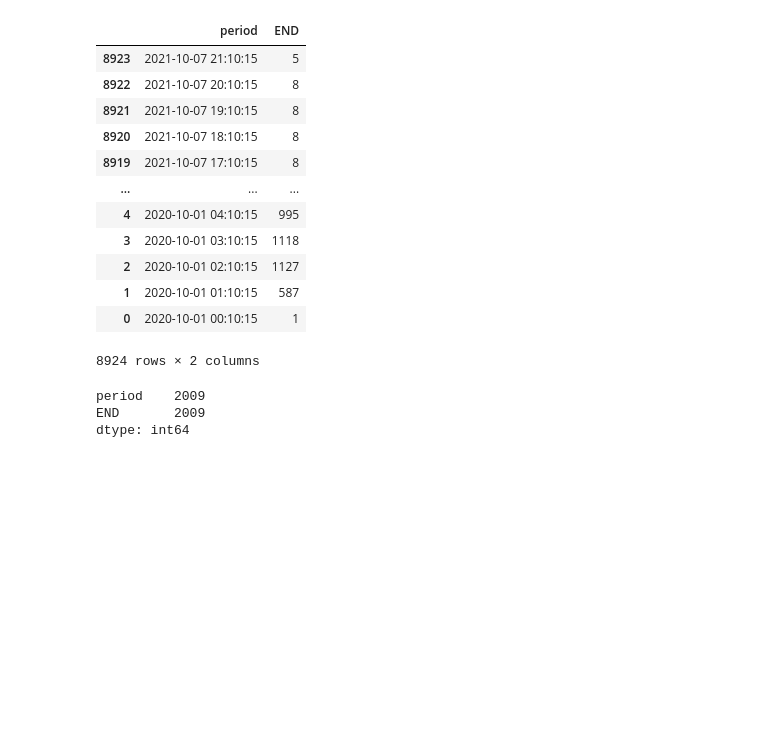
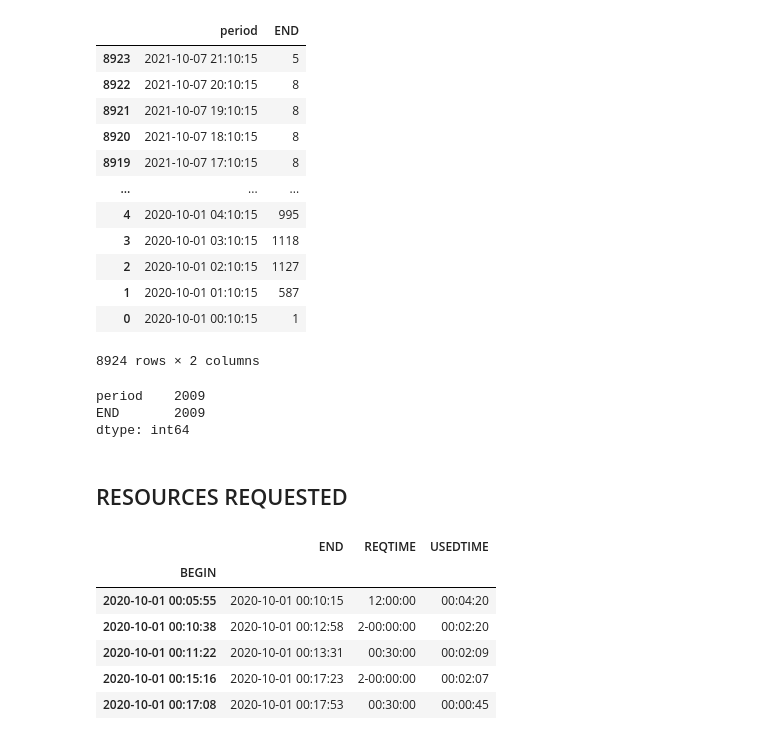
Before and after one commit to VahidehRasekhi/accre-sour_patch, a Jupyter notebook: accre_question1.ipynb, the cells around one changed output. Drawn from its saved outputs; the diff is of its cells as text; code cells hidden in the pictures; blank space fills up the shorter version.

```diff
--- a/accre_question1.ipynb
+++ b/accre_question1.ipynb
@@ -292,3 +292,5 @@ df_hourly[df_hourly['END']>=1000].count()
 period    2009
 END       2009
 dtype: int64
+# %% [markdown]
+## RESOURCES REQUESTED
@@ -294,0 +299,10 @@ dtype: int64
+# %%
+df.head()
+# %% [output]
+|  | END | REQTIME | USEDTIME |
+| BEGIN |  |  |  |
+| 2020-10-01 00:05:55 | 2020-10-01 00:10:15 | 12:00:00 | 00:04:20 |
+| 2020-10-01 00:10:38 | 2020-10-01 00:12:58 | 2-00:00:00 | 00:02:20 |
+| 2020-10-01 00:11:22 | 2020-10-01 00:13:31 | 00:30:00 | 00:02:09 |
+| 2020-10-01 00:15:16 | 2020-10-01 00:17:23 | 2-00:00:00 | 00:02:07 |
+| 2020-10-01 00:17:08 | 2020-10-01 00:17:53 | 00:30:00 | 00:00:45 |
```
Also changed, not shown: parts of 28 cells of this notebook.
